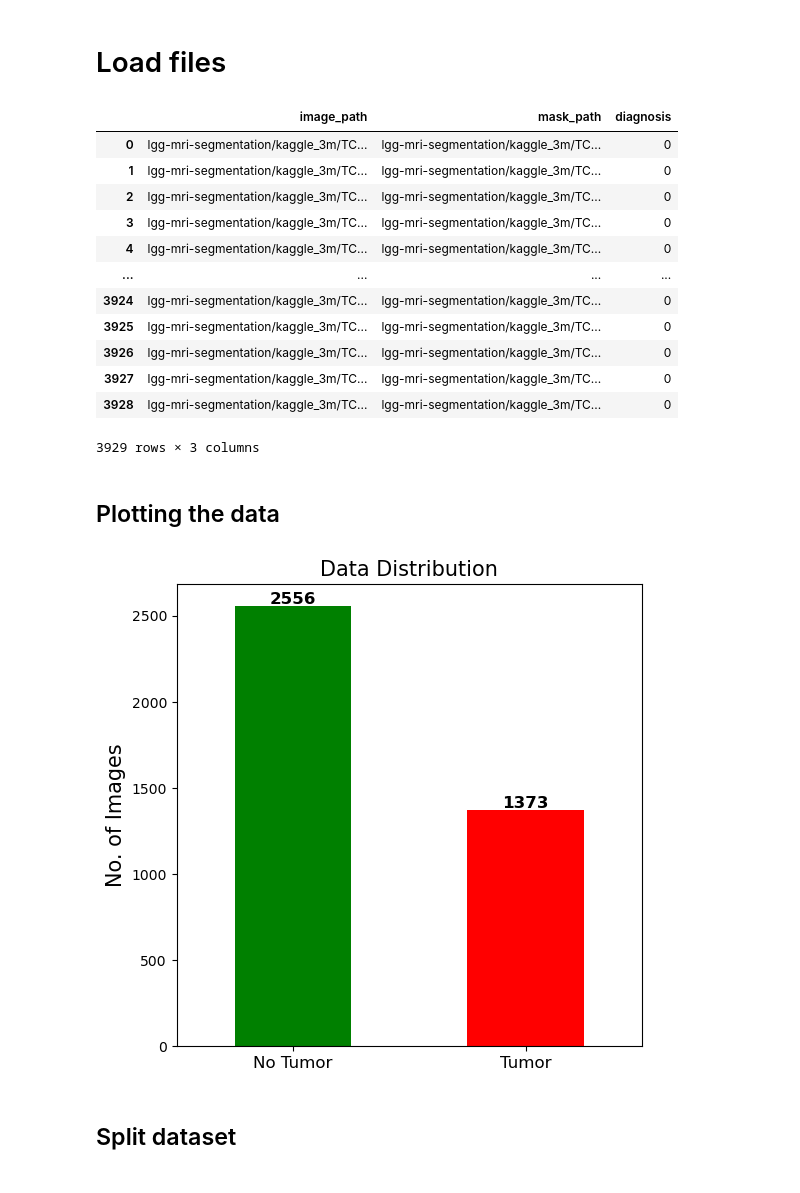
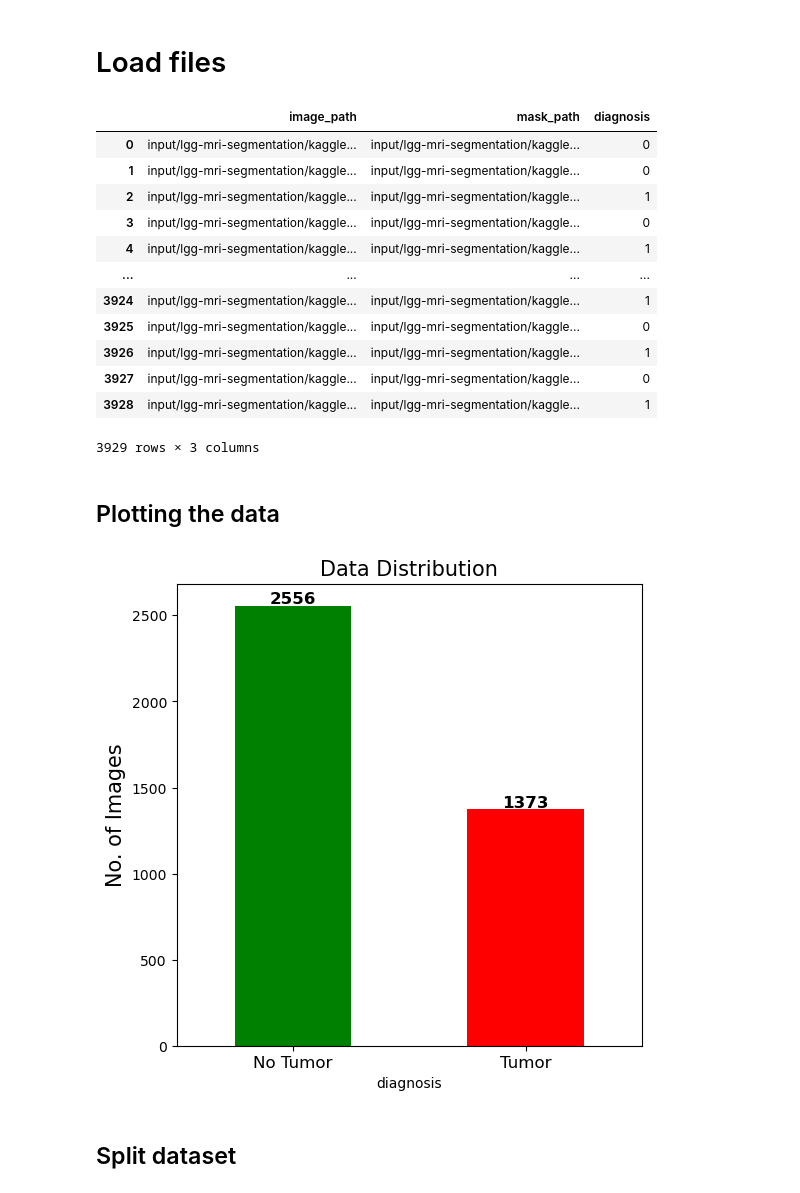
Before and after one commit to SiradaKa/SSY340-Deep-machine-learning, a Jupyter notebook: projekt.ipynb, the cells around one changed output. Drawn from its saved outputs; the diff is of its cells as text; code cells hidden in the pictures.

```diff
--- a/projekt.ipynb
+++ b/projekt.ipynb
@@ -43,32 +43,32 @@ Using cpu device
 # %%
 #shutil.unpack_archive('input.zip')
 # %%
-BASE_PATH = 'iput/lgg-mri-segmentation/kaggle_3m/'
+input_data_path = 'input/lgg-mri-segmentation/kaggle_3m/'
 
-mask_files = glob.glob(BASE_PATH + '*/*_mask*')
+mask_files = glob.glob(input_data_path + '*/*_mask*')
 image_files = [file.replace('_mask', '') for file in mask_files]
 
 def diagnosis(mask_path):
     return 1 if np.max(cv2.imread(mask_path)) > 0 else 0
 
 data_df = pd.DataFrame({"image_path": image_files,
                   "mask_path": mask_files,
                   "diagnosis": [diagnosis(x) for x in mask_files]})
 
 data_df
 # %% [output]
 |  | image_path | mask_path | diagnosis |
-| 0 | lgg-mri-segmentation/kaggle_3m/TC... | lgg-mri-segmentation/kaggle_3m/TC... | 0 |
-| 1 | lgg-mri-segmentation/kaggle_3m/TC... | lgg-mri-segmentation/kaggle_3m/TC... | 0 |
-| 2 | lgg-mri-segmentation/kaggle_3m/TC... | lgg-mri-segmentation/kaggle_3m/TC... | 0 |
-| 3 | lgg-mri-segmentation/kaggle_3m/TC... | lgg-mri-segmentation/kaggle_3m/TC... | 0 |
-| 4 | lgg-mri-segmentation/kaggle_3m/TC... | lgg-mri-segmentation/kaggle_3m/TC... | 0 |
+| 0 | input/lgg-mri-segmentation/kaggle... | input/lgg-mri-segmentation/kaggle... | 0 |
+| 1 | input/lgg-mri-segmentation/kaggle... | input/lgg-mri-segmentation/kaggle... | 0 |
+| 2 | input/lgg-mri-segmentation/kaggle... | input/lgg-mri-segmentation/kaggle... | 1 |
+| 3 | input/lgg-mri-segmentation/kaggle... | input/lgg-mri-segmentation/kaggle... | 0 |
+| 4 | input/lgg-mri-segmentation/kaggle... | input/lgg-mri-segmentation/kaggle... | 1 |
 | ... | ... | ... | ... |
-| 3924 | lgg-mri-segmentation/kaggle_3m/TC... | lgg-mri-segmentation/kaggle_3m/TC... | 0 |
-| 3925 | lgg-mri-segmentation/kaggle_3m/TC... | lgg-mri-segmentation/kaggle_3m/TC... | 0 |
-| 3926 | lgg-mri-segmentation/kaggle_3m/TC... | lgg-mri-segmentation/kaggle_3m/TC... | 0 |
-| 3927 | lgg-mri-segmentation/kaggle_3m/TC... | lgg-mri-segmentation/kaggle_3m/TC... | 0 |
-| 3928 | lgg-mri-segmentation/kaggle_3m/TC... | lgg-mri-segmentation/kaggle_3m/TC... | 0 |
+| 3924 | input/lgg-mri-segmentation/kaggle... | input/lgg-mri-segmentation/kaggle... | 1 |
+| 3925 | input/lgg-mri-segmentation/kaggle... | input/lgg-mri-segmentation/kaggle... | 0 |
+| 3926 | input/lgg-mri-segmentation/kaggle... | input/lgg-mri-segmentation/kaggle... | 1 |
+| 3927 | input/lgg-mri-segmentation/kaggle... | input/lgg-mri-segmentation/kaggle... | 0 |
+| 3928 | input/lgg-mri-segmentation/kaggle... | input/lgg-mri-segmentation/kaggle... | 1 |
 3929 rows × 3 columns
 # %% [markdown]
 ## Plotting the data
@@ -80,7 +80,7 @@ ax.set_xticklabels(['No Tumor', 'Tumor'], fontsize=12, rotation=0)
 for i, rows in enumerate(data_df['diagnosis'].value_counts().values):
     ax.annotate(int(rows), xy=(i, rows+12), ha='center', fontweight='bold', fontsize=12)
 # %% [output]
-[figure, old version]
+[figure, new version]
 # %% [markdown]
 ## Split dataset
 # %%
```
Also changed, not shown: parts of 23 cells of this notebook, 1 other file.
